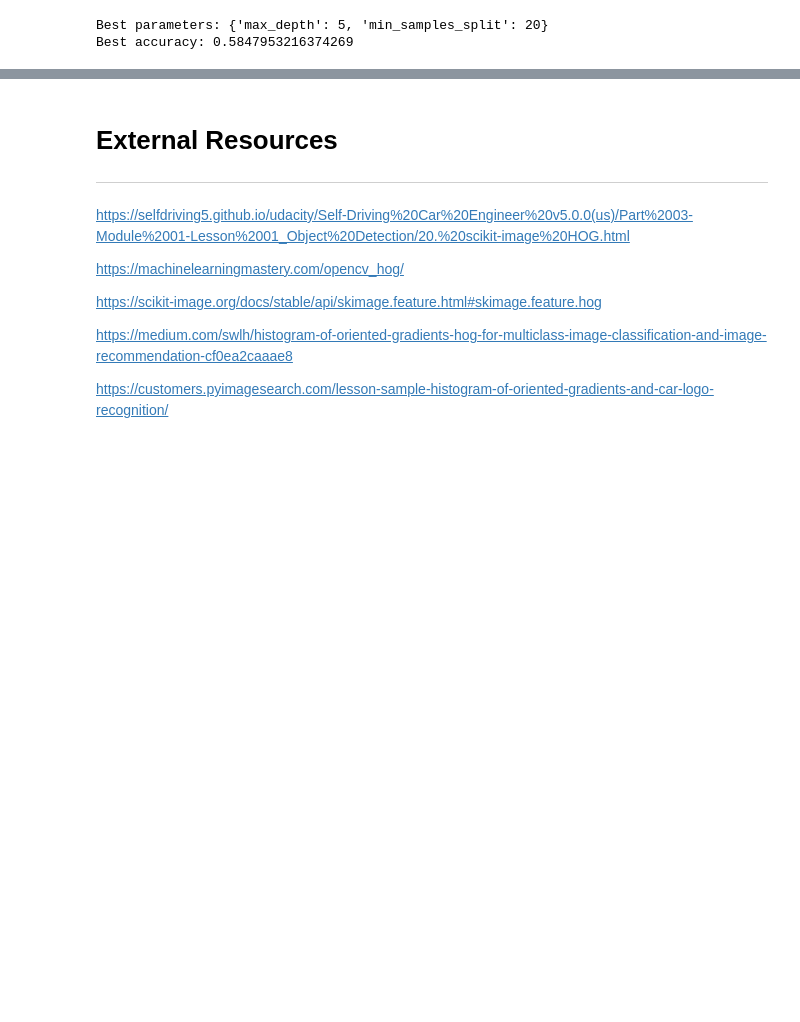
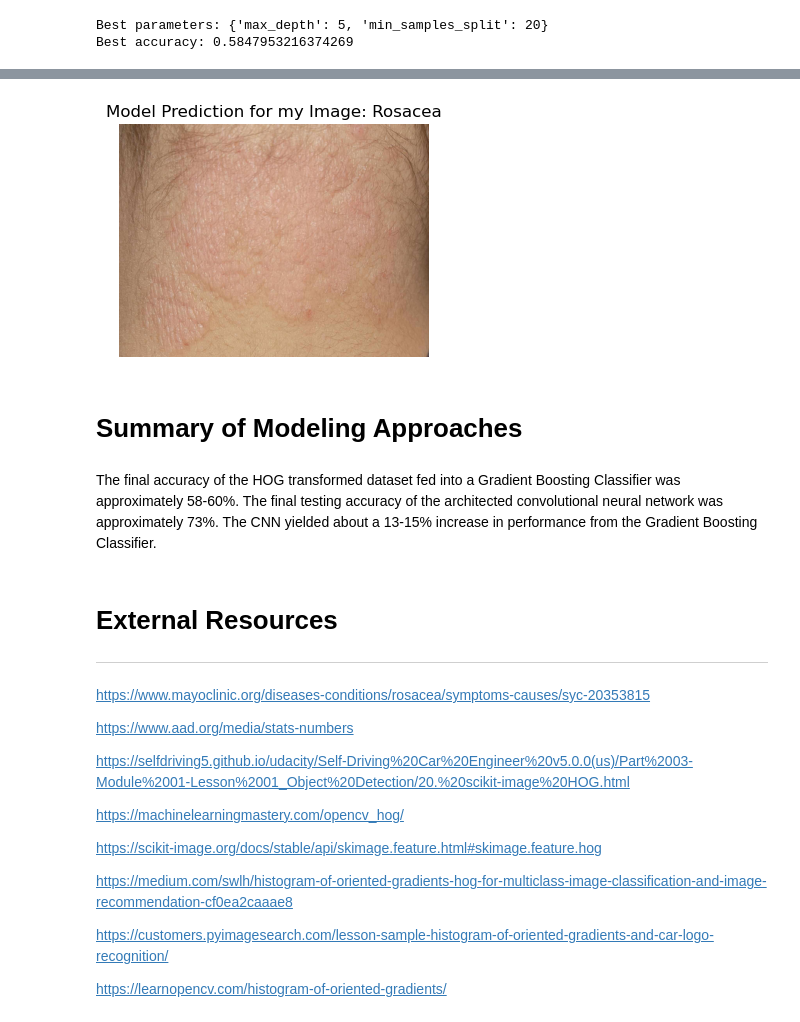
Before and after one commit to TrinityGahagen2K/skin-condition-classification, a Jupyter notebook: skin_condition_technical_modeling.ipynb, the cells around one changed output, grey strips where cells are left out. Saved outputs shown, nothing was run; the diff lists cells and outputs as text; code cells hidden in the pictures; blank space fills up the shorter version.

```diff
--- a/skin_condition_technical_modeling.ipynb
+++ b/skin_condition_technical_modeling.ipynb
@@ -852,6 +1061,23 @@ model.evaluate(test_data)
+# %%
+plt.figure(figsize=(4, 4))
+plt.imshow(rgb)
+plt.axis('off')
+plt.title(f'Model Prediction for my Image: {prediction}');
+# %% [output]
+[figure, added]
+# %% [markdown]
+<a id="summary-of-modeling-approaches"></a>
+# Summary of Modeling Approaches
+# %% [markdown]
+The final accuracy of the HOG transformed dataset fed into a Gradient Boosting Classifier was approximately 58-60%. The final testing accuracy of the architected convolutional neural network was approximately 73%. The CNN yielded about a 13-15% increase in performance from the Gradient Boosting Classifier.
 # %% [markdown]
+<a id="external-resources"></a>
 # External Resources
 ---
+https://www.mayoclinic.org/diseases-conditions/rosacea/symptoms-causes/syc-20353815
+
+https://www.aad.org/media/stats-numbers
+
 https://selfdriving5.github.io/udacity/Self-Driving%20Car%20Engineer%20v5.0.0(us)/Part%2003-Module%2001-Lesson%2001_Object%20Detection/20.%20scikit-image%20HOG.html
 
 https://machinelearningmastery.com/opencv_hog/
@@ -861,3 +1087,5 @@ https://scikit-image.org/docs/stable/api/skimage.feature.html#skimage.feature.ho
 https://medium.com/swlh/histogram-of-oriented-gradients-hog-for-multiclass-image-classification-and-image-recommendation-cf0ea2caaae8
 
 https://customers.pyimagesearch.com/lesson-sample-histogram-of-oriented-gradients-and-car-logo-recognition/
+
+https://learnopencv.com/histogram-of-oriented-gradients/
```
Also changed, not shown: parts of 56 cells of this notebook, 1 other file.
